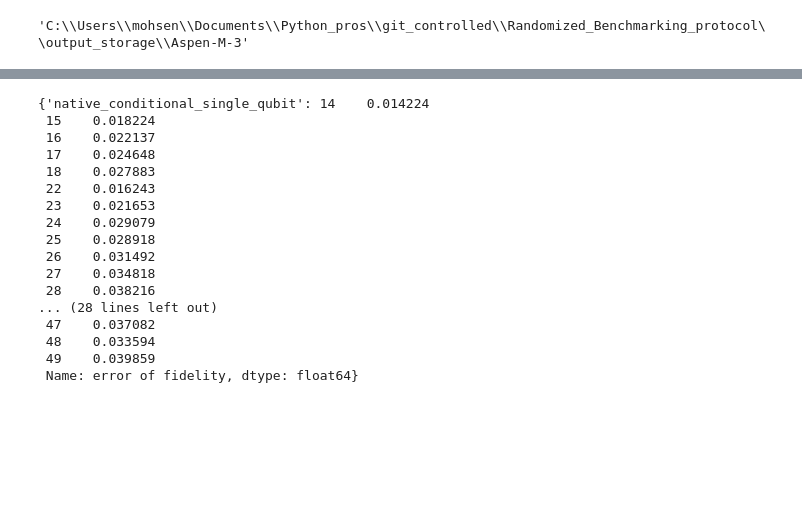
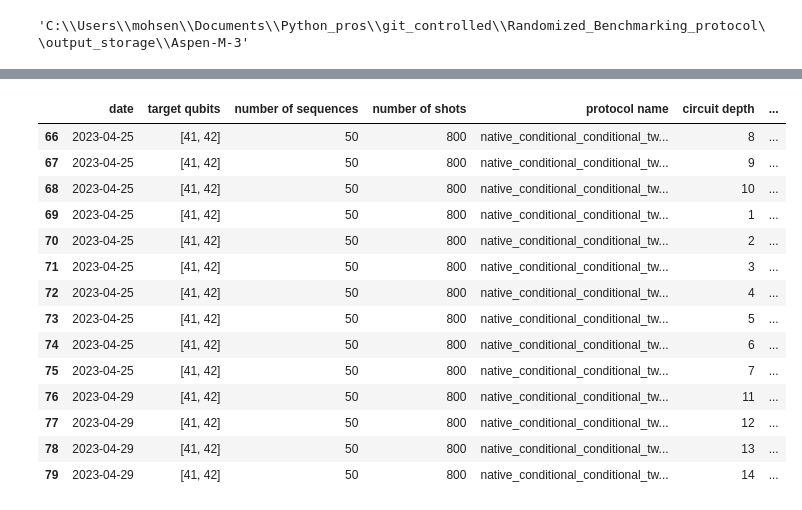
Before and after one commit to mmehrani/Randomized_Benchmarking_protocol, a Jupyter notebook: data_post_processing.ipynb, the cells around one changed output, grey strips where cells are left out. Cells and saved outputs as stored; diff of their text form; code cells hidden in the pictures; blank space fills up the shorter version.

```diff
--- a/data_post_processing.ipynb
+++ b/data_post_processing.ipynb
@@ -102,23 +100,21 @@ df
 # %%
-err_fdlty_dict
+df
 # %% [output]
-{'native_conditional_single_qubit': 14    0.014224
- 15    0.018224
- 16    0.022137
- 17    0.024648
- 18    0.027883
- 22    0.016243
- 23    0.021653
- 24    0.029079
- 25    0.028918
- 26    0.031492
- 27    0.034818
- 28    0.038216
-... (28 lines left out)
- 47    0.037082
- 48    0.033594
- 49    0.039859
- Name: error of fidelity, dtype: float64}
+|  | date | target qubits | number of sequences | number of shots | protocol name | circuit depth | ... |
+| 66 | 2023-04-25 | [41, 42] | 50 | 800 | native_conditional_conditional_tw... | 8 | ... |
+| 67 | 2023-04-25 | [41, 42] | 50 | 800 | native_conditional_conditional_tw... | 9 | ... |
+| 68 | 2023-04-25 | [41, 42] | 50 | 800 | native_conditional_conditional_tw... | 10 | ... |
+| 69 | 2023-04-25 | [41, 42] | 50 | 800 | native_conditional_conditional_tw... | 1 | ... |
+| 70 | 2023-04-25 | [41, 42] | 50 | 800 | native_conditional_conditional_tw... | 2 | ... |
+| 71 | 2023-04-25 | [41, 42] | 50 | 800 | native_conditional_conditional_tw... | 3 | ... |
+| 72 | 2023-04-25 | [41, 42] | 50 | 800 | native_conditional_conditional_tw... | 4 | ... |
+| 73 | 2023-04-25 | [41, 42] | 50 | 800 | native_conditional_conditional_tw... | 5 | ... |
+| 74 | 2023-04-25 | [41, 42] | 50 | 800 | native_conditional_conditional_tw... | 6 | ... |
+| 75 | 2023-04-25 | [41, 42] | 50 | 800 | native_conditional_conditional_tw... | 7 | ... |
+| 76 | 2023-04-29 | [41, 42] | 50 | 800 | native_conditional_conditional_tw... | 11 | ... |
+| 77 | 2023-04-29 | [41, 42] | 50 | 800 | native_conditional_conditional_tw... | 12 | ... |
+| 78 | 2023-04-29 | [41, 42] | 50 | 800 | native_conditional_conditional_tw... | 13 | ... |
+| 79 | 2023-04-29 | [41, 42] | 50 | 800 | native_conditional_conditional_tw... | 14 | ... |
 # %%
 bench_versions
 # %% [output]
```
Also changed, not shown: parts of 8 cells of this notebook, 2 other files.
